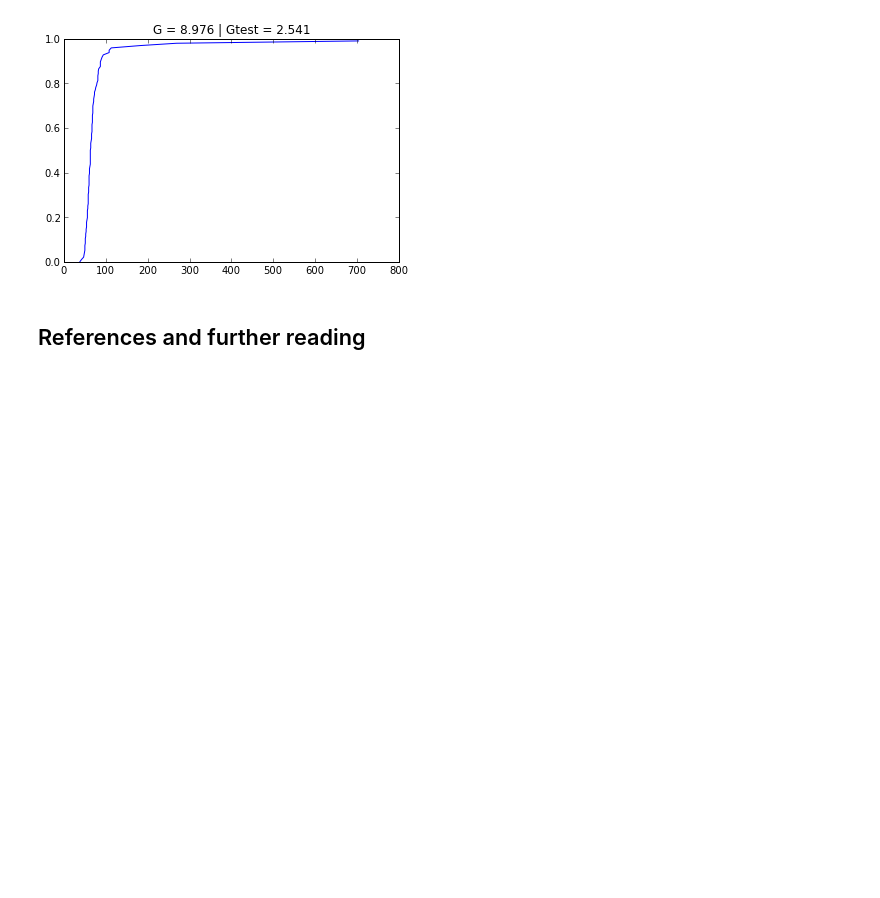
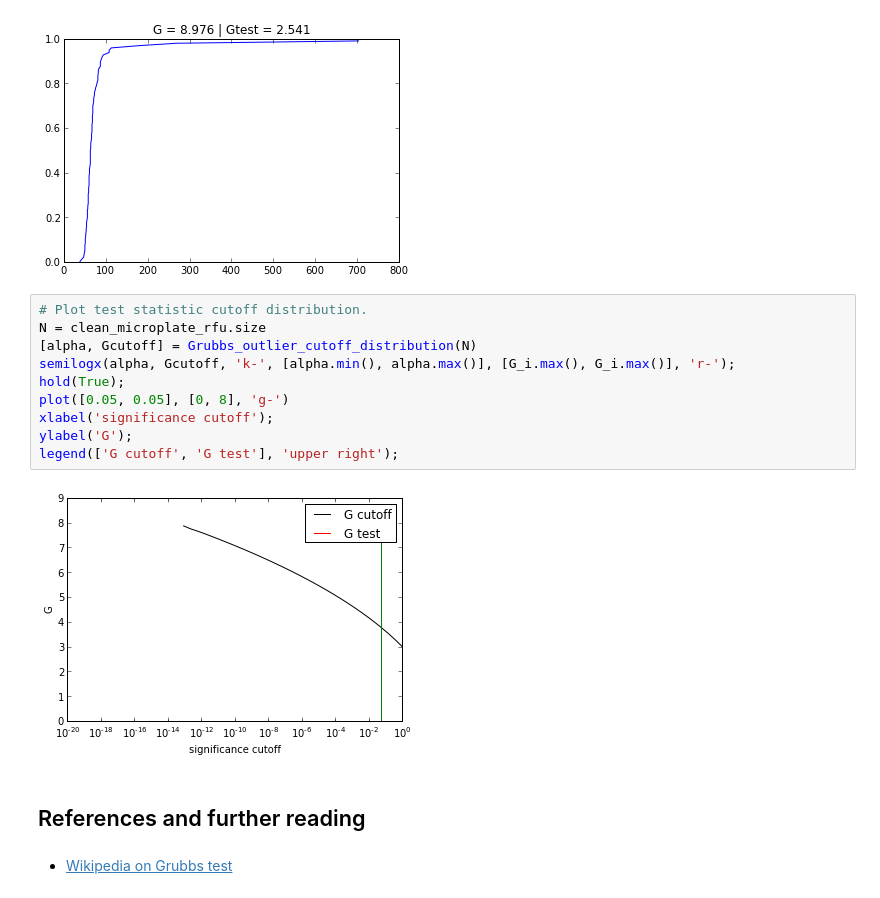
Before and after one commit to choderalab/cadd-grc-2013, a Jupyter notebook: notebooks/Outliers.ipynb, the cells around one changed output. Drawn from its saved outputs; the diff is of its cells as text; blank space fills up the shorter version.

```diff
--- a/notebooks/Outliers.ipynb
+++ b/notebooks/Outliers.ipynb
@@ -65,5 +90,19 @@ plot_empirical_cdf(exposed_microplate_rfu);
 title("G = %.3f | Gtest = %.3f" % (G_i.max(), Gtest));
 # %% [output]
 [figure]
+# %%
+# Plot test statistic cutoff distribution.
+N = clean_microplate_rfu.size
+[alpha, Gcutoff] = Grubbs_outlier_cutoff_distribution(N)
+semilogx(alpha, Gcutoff, 'k-', [alpha.min(), alpha.max()], [G_i.max(), G_i.max()], 'r-');
+hold(True);
+plot([0.05, 0.05], [0, 8], 'g-')
+xlabel('significance cutoff');
+ylabel('G');
+legend(['G cutoff', 'G test'], 'upper right');
+# %% [output]
+[figure, added]
 # %% [markdown]
 ## References and further reading
+# %% [markdown]
+* [Wikipedia on Grubbs test](http://en.wikipedia.org/wiki/Grubbs'_test_for_outliers)
```
Also changed, not shown: parts of 2 cells of this notebook, 3 other files.
